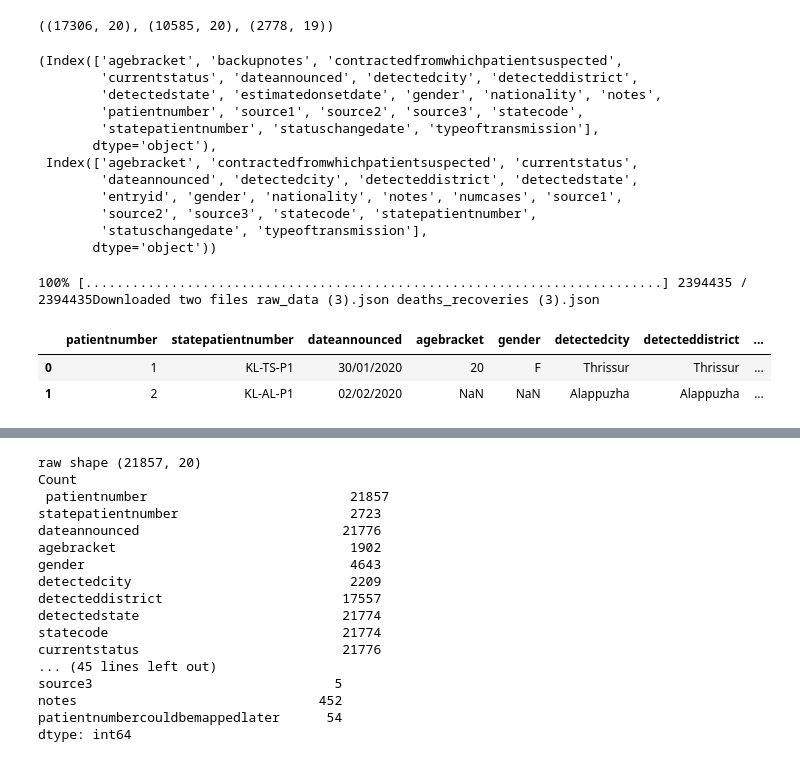
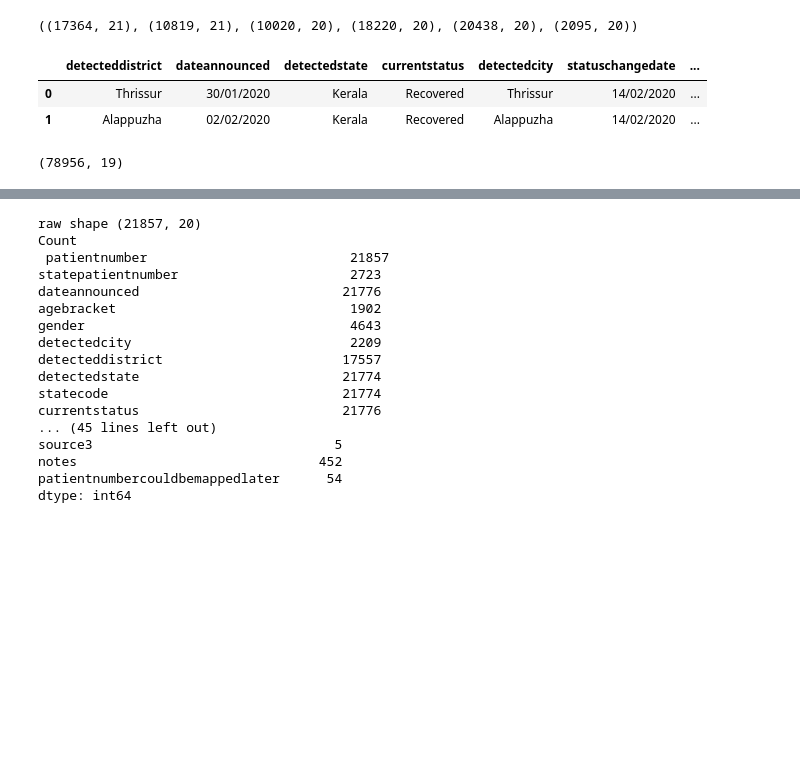
Before and after one commit to omkar1610/COVID-19, a Jupyter notebook: First/getting data.ipynb, the cells around one changed output, grey strips where cells are left out. Drawn from its saved outputs; the diff is of its cells as text; code cells hidden in the pictures; blank space fills up the shorter version.

```diff
--- a/First/getting data.ipynb
+++ b/First/getting data.ipynb
@@ -52,19 +20,32 @@ data_3.head()
+# %%
+def url(i):
+    return "https://api.covid19india.org/raw_data"+str(i)+".json"
+
+def get_df(i):
+    return json_normalize(pd.read_json(url(i))['raw_data'])
+
+df1 = get_df(1)
+df2 = get_df(2)
+df3 = get_df(3)
+df4 = get_df(4)
+df5 = get_df(5)
+df6 = get_df(6)
+# %%
+df1.shape, df2.shape, df3.shape, df4.shape, df5.shape, df6.shape
+# %% [output]
+((17364, 21), (10819, 21), (10020, 20), (18220, 20), (20438, 20), (2095, 20))
+# %%
+cols = [df1.columns.sort_values(), df2.columns.sort_values(), df3.columns.sort_values(), df4.columns.sort_values(), df5.columns.sort_values(), df6.columns.sort_values()]
+cols = list(set(cols[0]).intersection(*cols))
+# %%
+data = pd.concat([df1[cols], df2[cols], df3[cols], df4[cols], df5[cols], df6[cols]])
+data.index = range(data.shape[0])
+data.head(2)
+# %% [output]
+|  | detecteddistrict | dateannounced | detectedstate | currentstatus | detectedcity | statuschangedate | ... |
+| 0 | Thrissur | 30/01/2020 | Kerala | Recovered | Thrissur | 14/02/2020 | ... |
+| 1 | Alappuzha | 02/02/2020 | Kerala | Recovered | Alappuzha | 14/02/2020 | ... |
 # %%
-data.shape, data_2.shape, data_3.shape
+data.shape
 # %% [output]
-((17306, 20), (10585, 20), (2778, 19))
+(78956, 19)
-# %%
-data.columns,data_3.columns
-# %% [output]
-(Index(['agebracket', 'backupnotes', 'contractedfromwhichpatientsuspected',
-        'currentstatus', 'dateannounced', 'detectedcity', 'detecteddistrict',
-        'detectedstate', 'estimatedonsetdate', 'gender', 'nationality', 'notes',
-        'patientnumber', 'source1', 'source2', 'source3', 'statecode',
-        'statepatientnumber', 'statuschangedate', 'typeoftransmission'],
-       dtype='object'),
- Index(['agebracket', 'contractedfromwhichpatientsuspected', 'currentstatus',
-        'dateannounced', 'detectedcity', 'detecteddistrict', 'detectedstate',
-        'entryid', 'gender', 'nationality', 'notes', 'numcases', 'source1',
-        'source2', 'source3', 'statecode', 'statepatientnumber',
-        'statuschangedate', 'typeoftransmission'],
-       dtype='object'))
@@ -77,25 +51,0 @@ data = json_normalize(raw_data["raw_data"])
-# %%
-# Download data from covid19 website
-raw_url = "https://api.covid19india.org/raw_data.json"
-death_recover_url = "https://api.covid19india.org/deaths_recoveries.json"
-raw_file = wget.download(raw_url)
-death_file = wget.download(death_recover_url)
-print("Downloaded two files", raw_file, death_file)
-# %% [output]
-100% [..........................................................................] 2394435 / 2394435Downloaded two files raw_data (3).json deaths_recoveries (3).json
-# %%
-# Raw data
-# filename = "raw_data.json"
-raw_data = pd.read_json(raw_file)
-df = json_normalize(raw_data["raw_data"])
-new_col = ["patientnumber", "statepatientnumber", "dateannounced", "agebracket",
-           "gender", "detectedcity", "detecteddistrict", "detectedstate", "statecode",
-           "currentstatus", "notes", "contractedfromwhichpatientsuspected", "nationality",
-           "typeoftransmission", "statuschangedate", "source1", "source2", "source3", "backupnotes", "estimatedonsetdate"]
-raw = df[new_col]
-raw = raw.replace("", np.nan, regex=True)
-raw.head(2)
-# %% [output]
-|  | patientnumber | statepatientnumber | dateannounced | agebracket | gender | detectedcity | detecteddistrict | ... |
-| 0 | 1 | KL-TS-P1 | 30/01/2020 | 20 | F | Thrissur | Thrissur | ... |
-| 1 | 2 | KL-AL-P1 | 02/02/2020 | NaN | NaN | Alappuzha | Alappuzha | ... |
```
Also changed, not shown: parts of 15 cells of this notebook, 9 other files.
